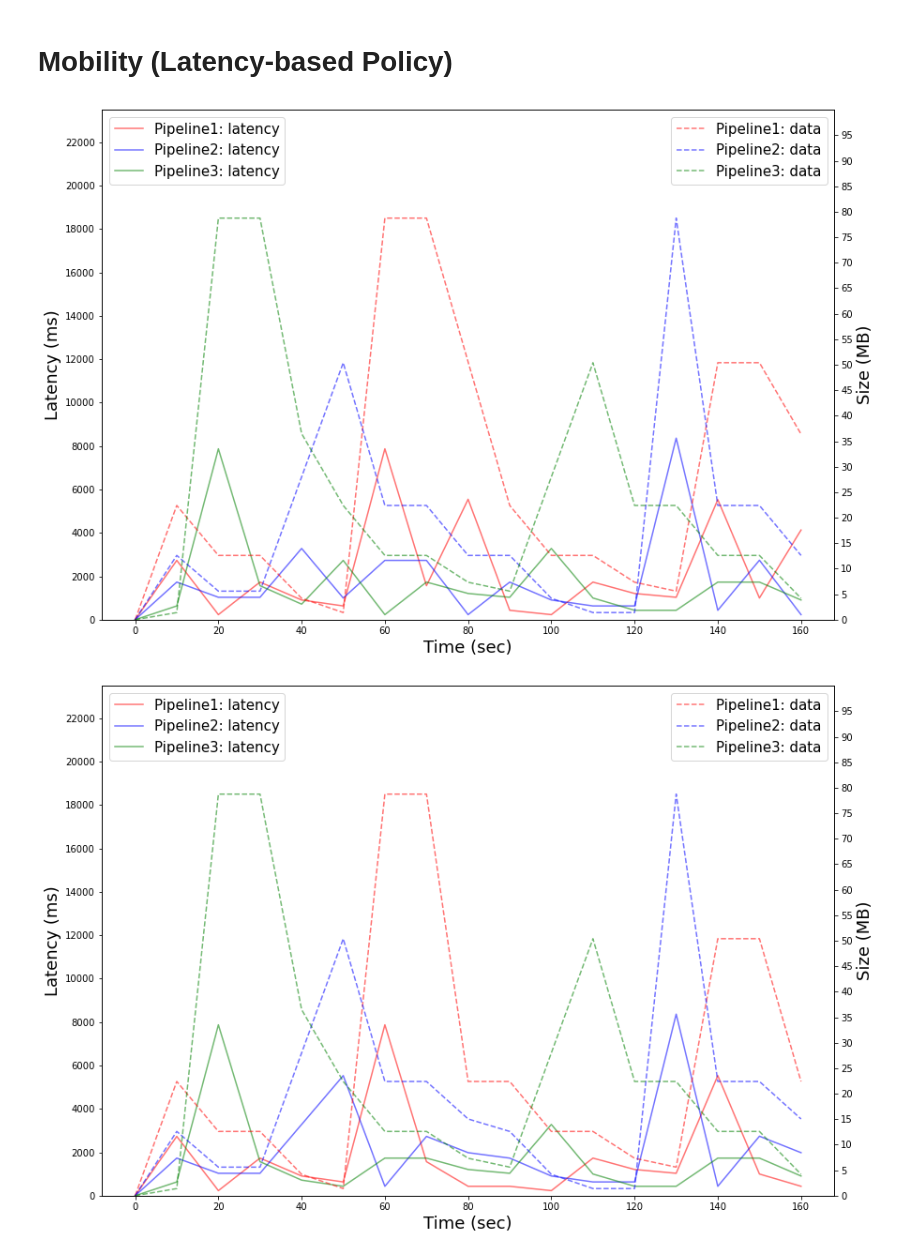
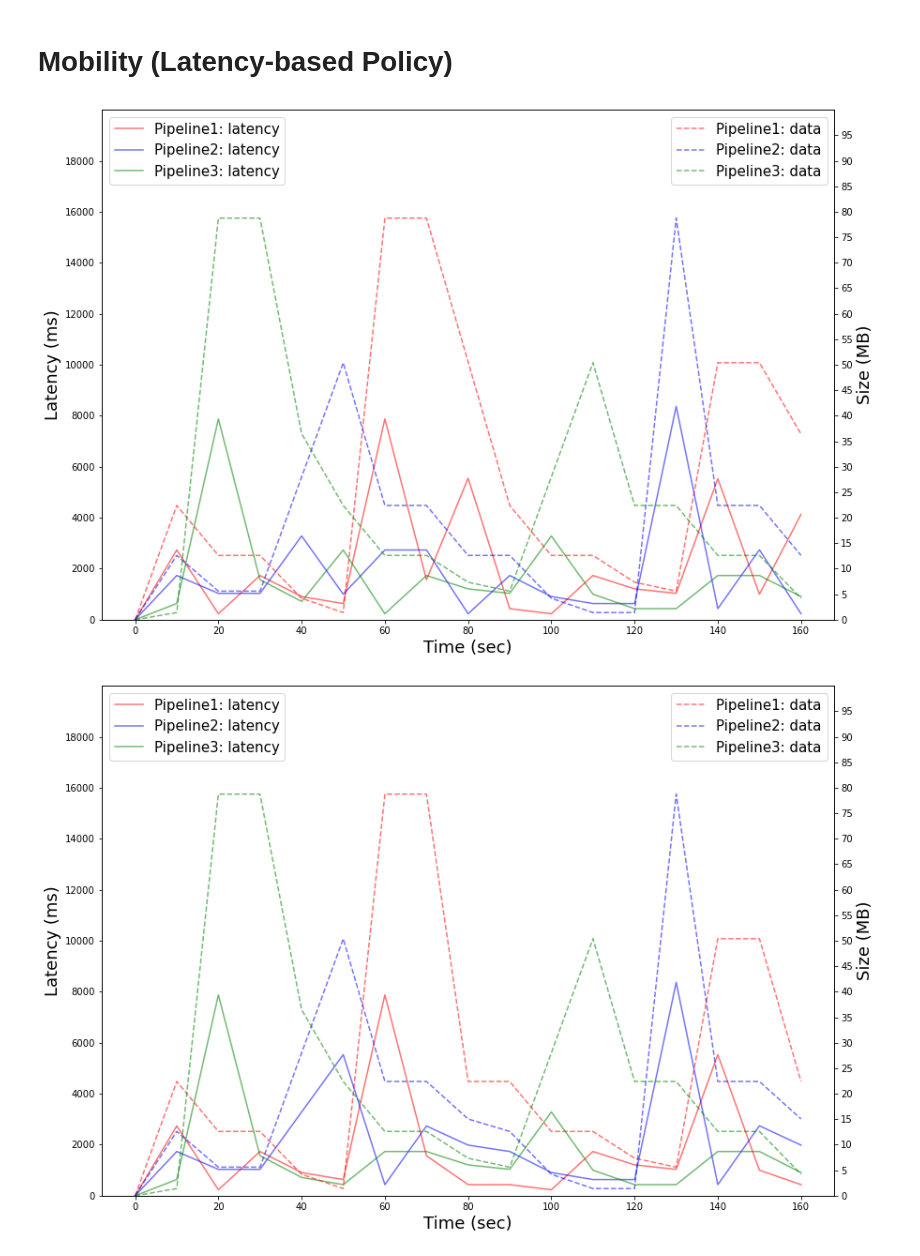
Before and after one commit to LBacchiani/migration-simulation, a Jupyter notebook: notebook.ipynb, the cells around one changed output. Saved outputs shown, nothing was run; the diff lists cells and outputs as text; code cells hidden in the pictures.

```diff
--- a/notebook.ipynb
+++ b/notebook.ipynb
@@ -102,34 +102,34 @@ for scenario in scenarios:
         alpha=.55
     )
 
     l3 = ax.plot(
         x,
         p3_lat,
         linestyle='solid',
         label='Pipeline3: latency',
         color='green',
         zorder=1,
         alpha=.55
     )
 
 
     # set ticks and labels
     ax.set_xlabel('Time (sec)', fontsize=18)
 
 
     # background ticks and labels
-    ax.set_yticks(range(0, 23500, 2000))
+    ax.set_yticks(range(0, 20000, 2000))
     ax_background.set_yticks(range(0, 100, 5))
-    ax.set_ylim(-.0001, 23500)
+    ax.set_ylim(-.0001, 20000)
     ax_background.set_ylim(-.0001, 100)
     ax.set_ylabel('Latency (ms)', fontsize=18)
     ax_background.set_ylabel('Size (MB)', fontsize=18)
 
     # legend settings
     ax.legend(loc='upper left', ncol=1, frameon=True, fontsize=15)
     ax_background.legend(loc='upper right', ncol=1, frameon=True, fontsize=15)
 
     fig.savefig(f'images/{scenario}.pdf', dpi=100)
 # %% [output]
-[figure, old version]
+[figure, new version]
-[figure, old version]
+[figure, new version]
```
Also changed, not shown: parts of 2 cells of this notebook, 2 other files.
